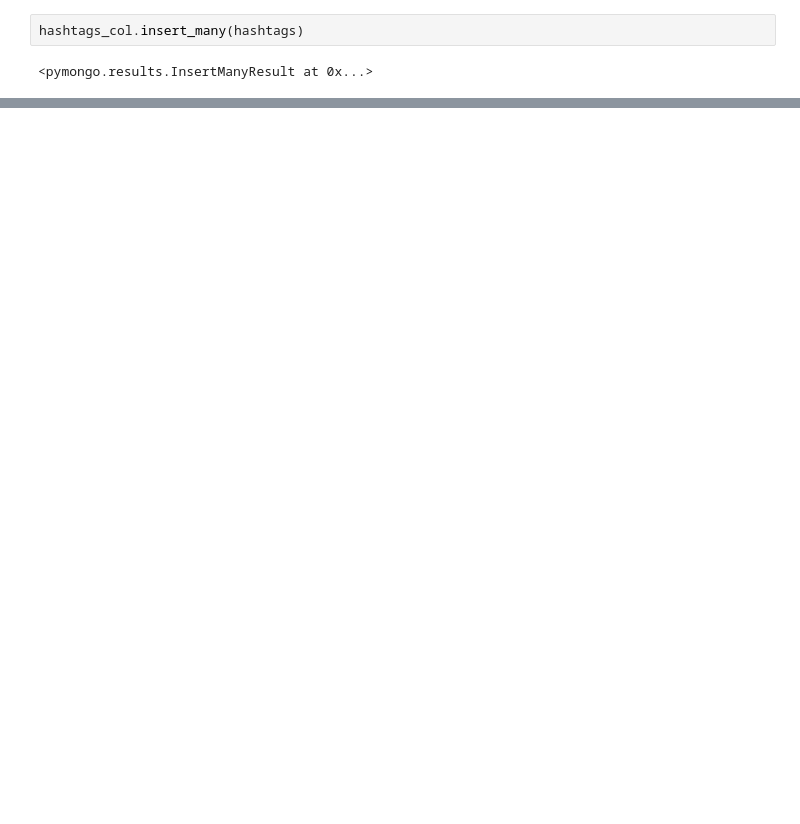
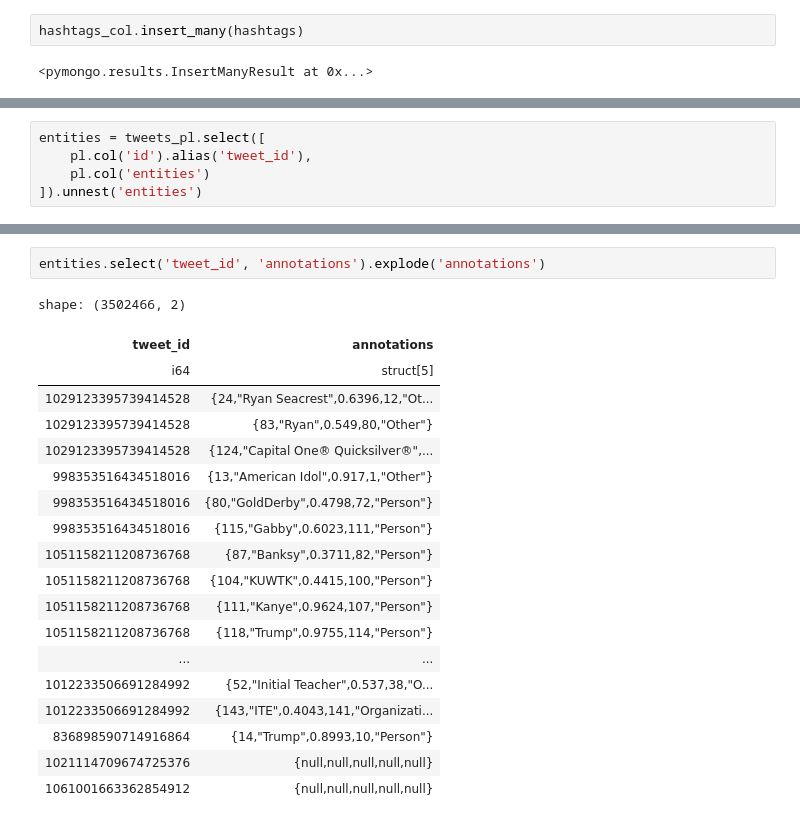
Before and after one commit to koolerkx/sns-fake-content, a Jupyter notebook: database/seeder.ipynb, the cells around one changed output, grey strips where cells are left out. Cells and saved outputs as stored; diff of their text form; blank space fills up the shorter version.

```diff
--- a/database/seeder.ipynb
+++ b/database/seeder.ipynb
@@ -157,0 +380,5 @@ JSONDecodeError: Invalid \escape: line 1 column 127 (char 126)
+# %%
+entities = tweets_pl.select([
+    pl.col('id').alias('tweet_id'),
+    pl.col('entities')
+]).unnest('entities')
@@ -157,0 +396,22 @@ JSONDecodeError: Invalid \escape: line 1 column 127 (char 126)
+# %%
+entities.select('tweet_id', 'annotations').explode('annotations')
+# %% [output]
+shape: (3502466, 2)
+| tweet_id | annotations |
+| i64 | struct[5] |
+| 1029123395739414528 | {24,"Ryan Seacrest",0.6396,12,"Ot... |
+| 1029123395739414528 | {83,"Ryan",0.549,80,"Other"} |
+| 1029123395739414528 | {124,"Capital One® Quicksilver®",... |
+| 998353516434518016 | {13,"American Idol",0.917,1,"Other"} |
+| 998353516434518016 | {80,"GoldDerby",0.4798,72,"Person"} |
+| 998353516434518016 | {115,"Gabby",0.6023,111,"Person"} |
+| 1051158211208736768 | {87,"Banksy",0.3711,82,"Person"} |
+| 1051158211208736768 | {104,"KUWTK",0.4415,100,"Person"} |
+| 1051158211208736768 | {111,"Kanye",0.9624,107,"Person"} |
+| 1051158211208736768 | {118,"Trump",0.9755,114,"Person"} |
+| ... | ... |
+| 1012233506691284992 | {52,"Initial Teacher",0.537,38,"O... |
+| 1012233506691284992 | {143,"ITE",0.4043,141,"Organizati... |
+| 836898590714916864 | {14,"Trump",0.8993,10,"Person"} |
+| 1021114709674725376 | {null,null,null,null,null} |
+| 1061001663362854912 | {null,null,null,null,null} |
```
Also changed, not shown: parts of 38 cells of this notebook, 5 other files.
